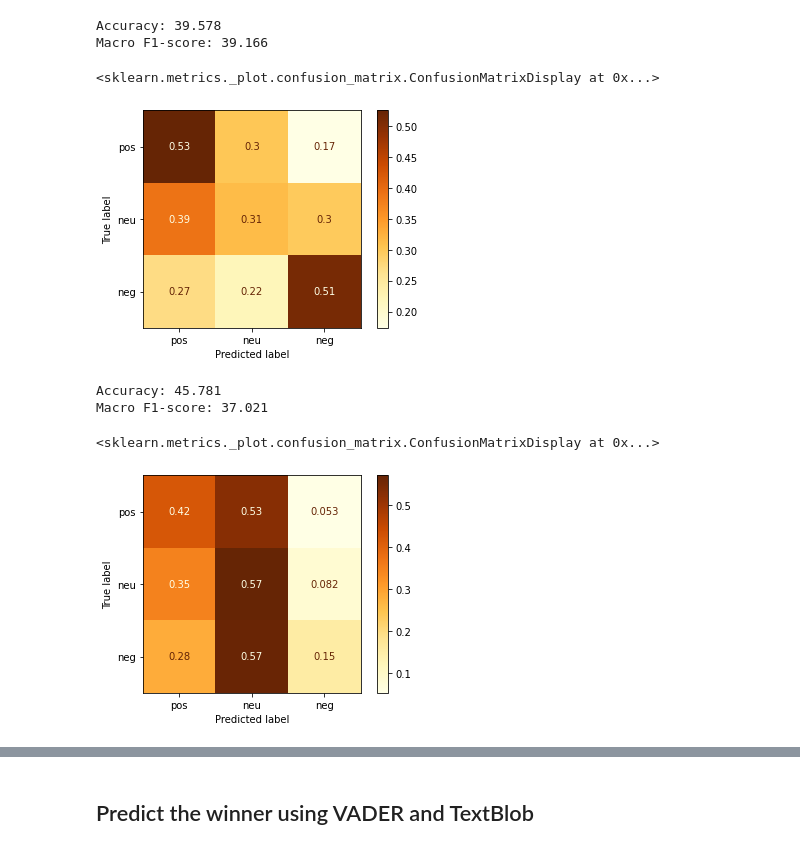
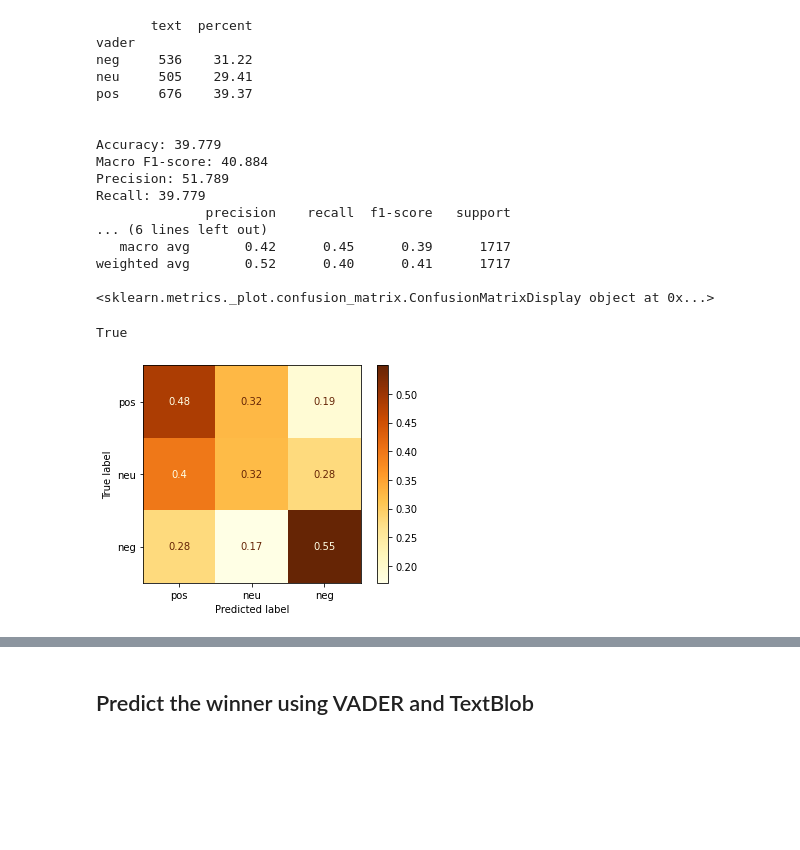
Before and after one commit to mredaoudi/Thesis, a Jupyter notebook: data_analysis/2_rule_based_prediction.ipynb, the cells around one changed output, grey strips where cells are left out. Saved outputs shown, nothing was run; the diff lists cells and outputs as text; code cells hidden in the pictures; blank space fills up the shorter version.

```diff
--- a/data_analysis/2_rule_based_prediction.ipynb
+++ b/data_analysis/2_rule_based_prediction.ipynb
@@ -45,14 +11,26 @@ textblob_test = apply_classifier(test_data(), textblob_sentiment)
-# %%
-accuracy(vader_test)
-# %% [output]
-Accuracy: 39.578
-Macro F1-score: 39.166
-<sklearn.metrics._plot.confusion_matrix.ConfusionMatrixDisplay at 0x...>
-[figure, removed]
-# %%
-accuracy(textblob_test)
-# %% [output]
-Accuracy: 45.781
-Macro F1-score: 37.021
-<sklearn.metrics._plot.confusion_matrix.ConfusionMatrixDisplay at 0x...>
-[figure, removed]
+# %%
+lexicon_test = Lexicons('test')
+# %%
+outcome(lexicon_test.df.drop(columns=['label','textblob'], axis=1), 'vader', test=True)
+print('\n')
+accuracy(lexicon_test.df['label'], lexicon_test.df['vader'])
+# %% [output]
+       text  percent
+vader
+neg     536    31.22
+neu     505    29.41
+pos     676    39.37
+
+
+Accuracy: 39.779
+Macro F1-score: 40.884
+Precision: 51.789
+Recall: 39.779
+              precision    recall  f1-score   support
+... (6 lines left out)
+   macro avg       0.42      0.45      0.39      1717
+weighted avg       0.52      0.40      0.41      1717
+
+<sklearn.metrics._plot.confusion_matrix.ConfusionMatrixDisplay object at 0x...>
+True
+[figure, added]
```
Also changed, not shown: parts of 24 cells of this notebook, 21 other files.
